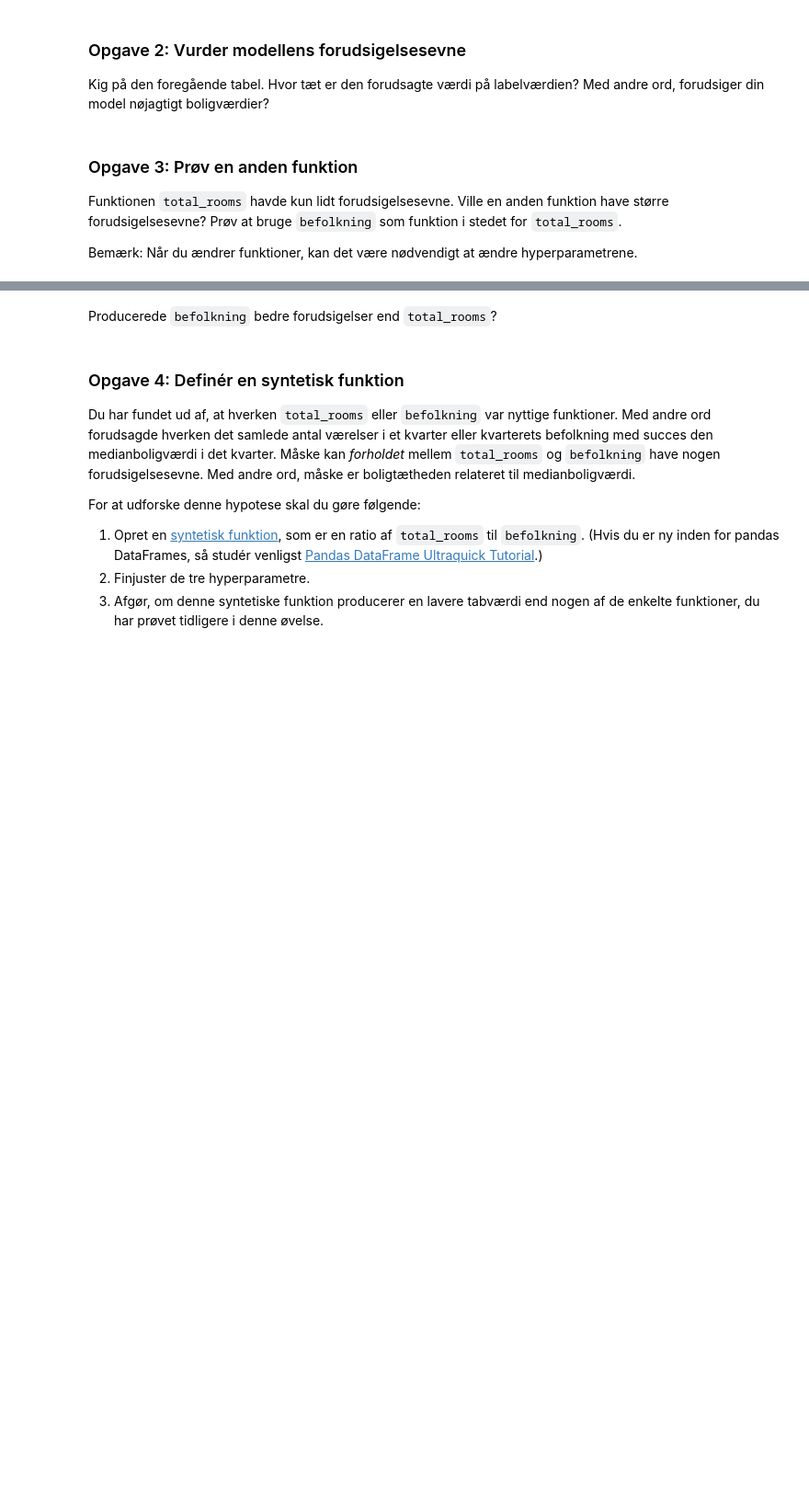
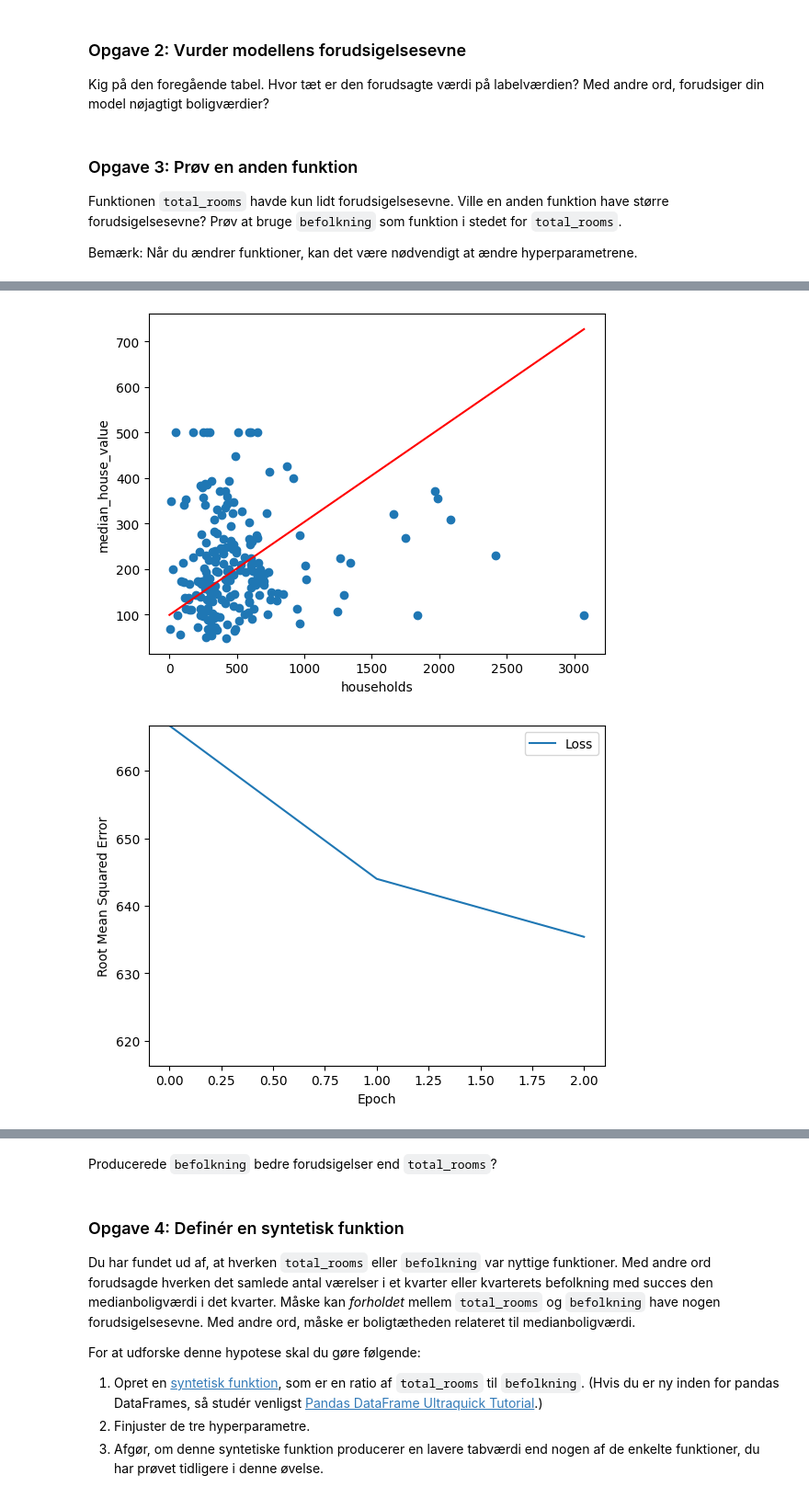
Before and after one commit to MAGS-GHC/ml-opgaver-ShiomeCode, a Jupyter notebook: 1. Regression/1. regression.ipynb, the cells around one changed output, grey strips where cells are left out. Shown at 92% size. Drawn from its saved outputs; the diff is of its cells as text; code cells hidden in the pictures; blank space fills up the shorter version.

```diff
--- a/1. Regression/1. regression.ipynb
+++ b/1. Regression/1. regression.ipynb
@@ -771,7 +786,7 @@ Funktionen `total_rooms` havde kun lidt forudsigelsesevne. Ville en anden funkti
 
 Bemærk: Når du ændrer funktioner, kan det være nødvendigt at ændre hyperparametrene.
 # %%
-my_feature = "?"   # Replace the ? with population or possibly
+my_feature = "households"   # Replace the ? with population or possibly
                    # a different column name.
 
 # Experiment with the hyperparameters.
@@ -788,3 +803,4 @@ plot_the_model(weight, bias, my_feature, my_label)
 plot_the_loss_curve(epochs, rmse)
 
 predict_house_values(15, my_feature, my_label)
+# %% [output]
@@ -790,0 +813,2 @@ predict_house_values(15, my_feature, my_label)
+[figure, added]
+[figure, added]
```
Also changed, not shown: parts of 5 cells of this notebook.
